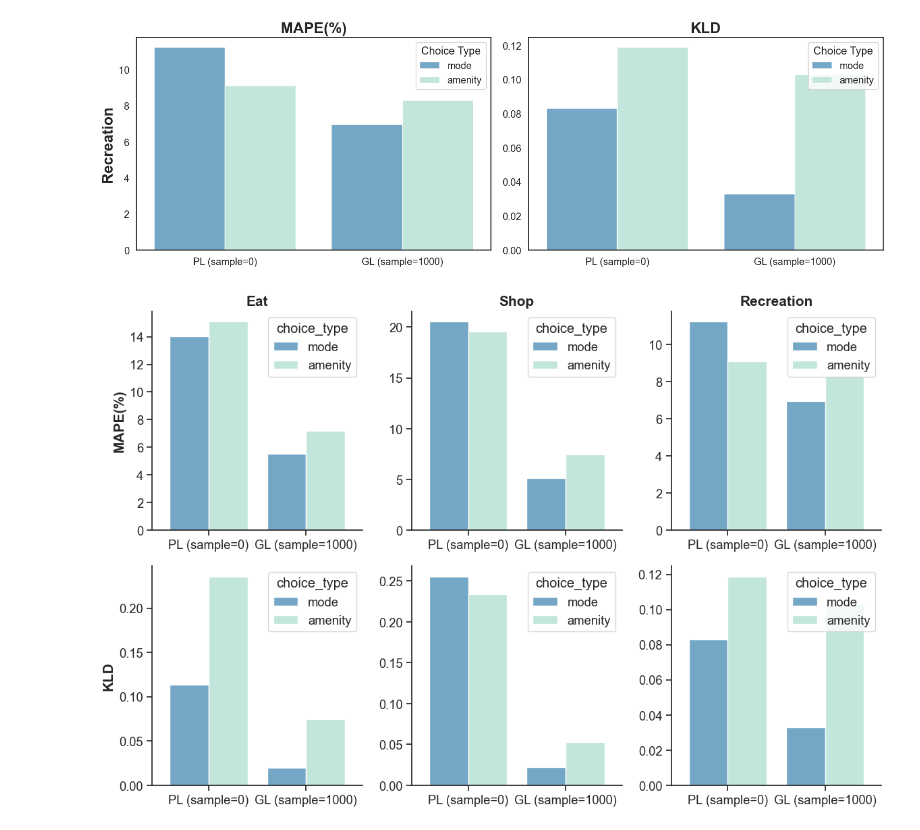
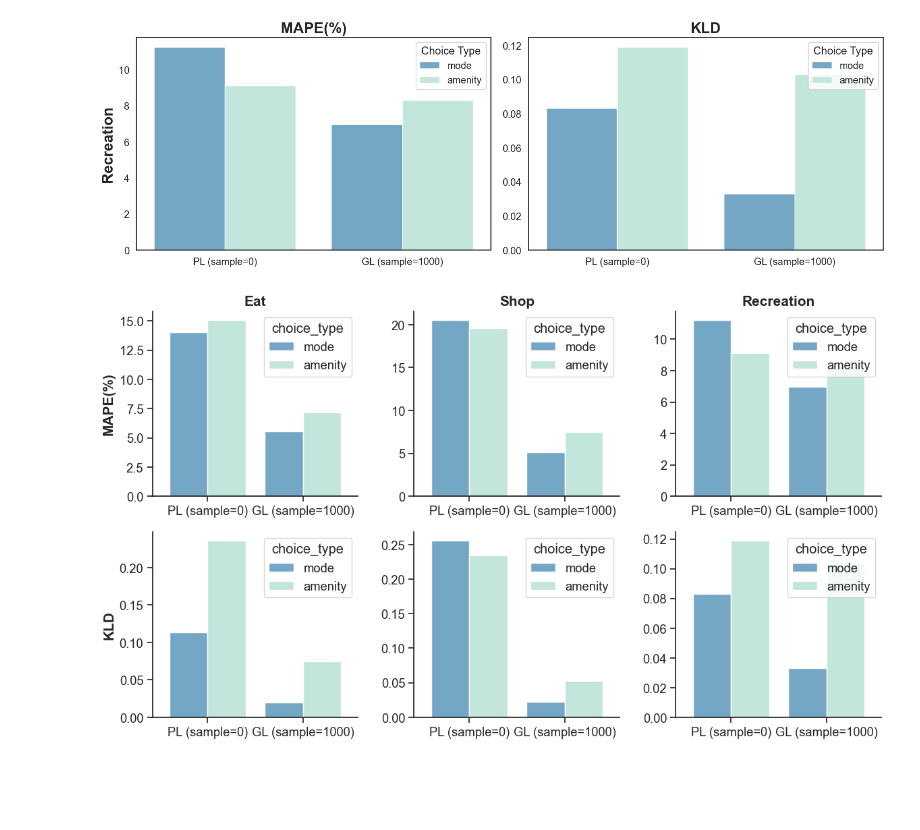
Before and after one commit to kekehurry/Human-Choice-Model, a Jupyter notebook: 03_evaluate_pl_vs_gl.ipynb, the cells around one changed output. Saved outputs shown, nothing was run; the diff lists cells and outputs as text; code cells hidden in the pictures; blank space fills up the shorter version.

```diff
--- a/03_evaluate_pl_vs_gl.ipynb
+++ b/03_evaluate_pl_vs_gl.ipynb
@@ -107,7 +107,7 @@ def combine_plot():
     sns.set_theme(style="ticks", palette=custom_colors, font_scale=1.2)
 
     # Create a figure and a set of subplots
-    fig, axes = plt.subplots(2, len(dfs), figsize=(12, 8))
+    fig, axes = plt.subplots(2, len(dfs), figsize=(12, 7))
 
     label_size = 15
     margin = 0.1
@@ -121,32 +121,32 @@ def combine_plot():
         ax1.xaxis.set_major_locator(FixedLocator([0, 1]))
         ax1.xaxis.set_major_formatter(FixedFormatter(['PL (sample=0)', 'GL (sample=1000)']))
         if i == 0:
             ax1.set_ylabel('MAPE(%)', fontweight='bold', fontsize=label_size)
         else:
             ax1.set_ylabel('')
         ax1.set_title(desire, fontweight='bold', fontsize=label_size)
         ax1.margins(x=margin)
 
         # Plot KL divergence on the second row
         ax2 = axes[1, i]
         sns.barplot(x='num_sample', y='kl_divergence', hue='choice_type', data=df, ax=ax2)
         ax2.set_xlabel('')
         ax2.xaxis.set_major_locator(FixedLocator([0, 1]))
         ax2.xaxis.set_major_formatter(FixedFormatter(['PL (sample=0)', 'GL (sample=1000)']))
         if i == 0:
             ax2.set_ylabel('KLD', fontweight='bold', fontsize=label_size)
         else:
             ax2.set_ylabel('')
         ax2.set_title('', fontweight='bold', fontsize=label_size)
         ax2.margins(x=margin)
         # Adjust the legends
         # ax1.legend(loc='upper right', title='Choice Type')
         # ax2.legend(loc='upper right', title='Choice Type')
     sns.despine()
     plt.tight_layout()
-    plt.savefig(f'results/pl_vs_gl_2.png')
+    plt.savefig(f'results/pl_vs_gl.png')
     plt.show()
 
 combine_plot()
 # %% [output]
-[figure, old version]
+[figure, new version]
```
Also changed, not shown: 1 other file.
